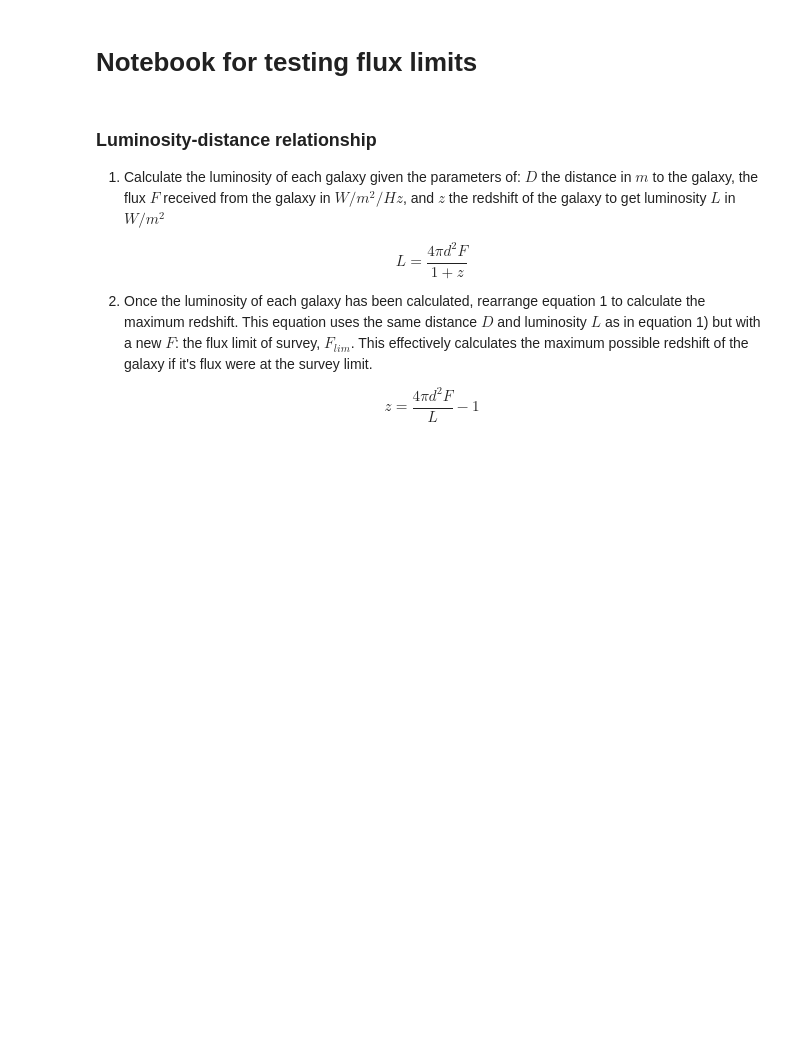
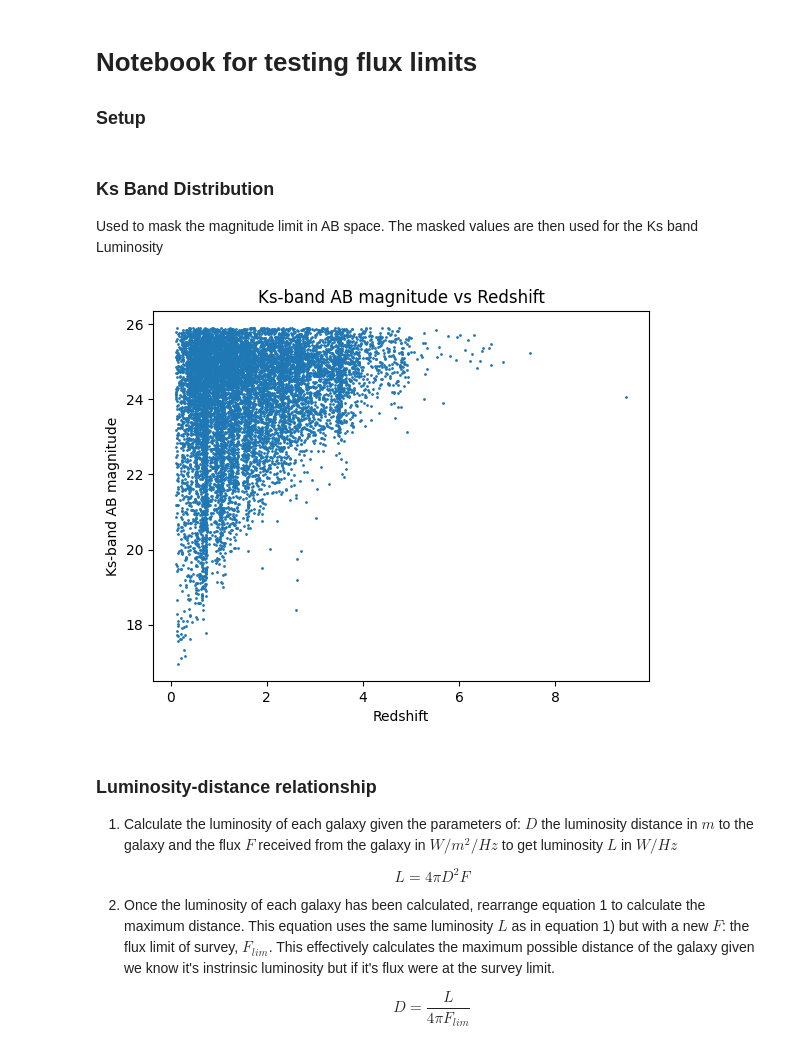
Before and after one commit to daniel-lyon/MPhil-Code, a Jupyter notebook: LUMFUNCS/flux_limit_test.ipynb, the cells around one changed output. Drawn from its saved outputs; the diff is of its cells as text; code cells hidden in the pictures; blank space fills up the shorter version.

```diff
--- a/LUMFUNCS/flux_limit_test.ipynb
+++ b/LUMFUNCS/flux_limit_test.ipynb
@@ -1,28 +1,50 @@
 # %% [markdown]
 # Notebook for testing flux limits
+
+### Setup
 # %%
 import numpy as np
 import pandas as pd
 import matplotlib.pyplot as plt
 from astropy.cosmology import FlatLambdaCDM
 
-cosmo = FlatLambdaCDM(H0=70, Om0=0.3)
+file = pd.read_csv('../DATA/ZFOURGE/CDFS/CDFS_MAIN.csv')
+df = pd.DataFrame(file) # 30,911 galaxies
+df = df[df['Use'] == 1] # 13,299 galaxies
+df = df[df['FKs'] > 0] # 12,676 galaxies
 
-file = pd.read_csv('../DATA/ZFOURGE/CDFS/CDFS_MAIN.csv')
-data = pd.DataFrame(file) # 30,911 galaxies
-data = data[data['Use'] == 1] # 13,299 galaxies
-data = data[data['FKs'] > 0] # 12,676 galaxies # drop rows if FKs is negative
+z_bins = [(0, 1), (1, 2), (2, 3), (3, 4), (4, 5), (5, 6)]
+mag_lim = 25.9
+survey_area = 0.03556 # survey area in square degrees
+# %% [markdown]
+### Ks Band Distribution
+
+Used to mask the magnitude limit in AB space. The masked values are then used for the Ks band Luminosity
+# %%
+z = df['zpk']
+f = df['FKs'] # Ks-band flux
+
+mag_ab = 25 - 2.5*np.log10(f) # apparent magnitude -> AB magnitude
+mask = (mag_ab <= mag_lim)
+
+plt.title('Ks-band AB magnitude vs Redshift')
+plt.scatter(z[mask], mag_ab[mask], s=1)
+plt.xlabel('Redshift')
+plt.ylabel('Ks-band AB magnitude')
+plt.show()
+# %% [output]
+[figure, added]
 # %% [markdown]
 ### Luminosity-distance relationship
 
-1) Calculate the luminosity of each galaxy given the parameters of: $D$ the distance in $m$ to the galaxy, the flux $F$ received from the galaxy in ${W}/{m^2}/Hz$, and $z$ the redshift of the galaxy to get luminosity $L$ in $W/m^2$
+1) Calculate the luminosity of each galaxy given the parameters of: $D$ the luminosity distance in $m$ to the galaxy and the flux $F$ received from the galaxy in ${W}/{m^2}/Hz$ to get luminosity $L$ in $W/Hz$
 
 $$
-L = \frac{4 \pi d^2 F}{1 + z}
+L = 4 \pi D^2 F
 $$
 
-2) Once the luminosity of each galaxy has been calculated, rearrange equation 1 to calculate the maximum redshift. This equation uses the same distance $D$ and luminosity $L$ as in equation 1) but with a new $F$: the flux limit of survey, $F_{lim}$. This effectively calculates the maximum possible redshift of the galaxy if it's flux were at the survey limit.
+2) Once the luminosity of each galaxy has been calculated, rearrange equation 1 to calculate the maximum distance. This equation uses the same luminosity $L$ as in equation 1) but with a new $F$: the flux limit of survey, $F_{lim}$. This effectively calculates the maximum possible distance of the galaxy given we know it's instrinsic luminosity but if it's flux were at the survey limit.
 
 $$
-z = \frac{4 \pi d^2 F}{L} - 1
+D = \frac{L}{4 \pi F_{lim}}
 $$
```
Also changed, not shown: parts of 10 cells of this notebook, 3 other files.
